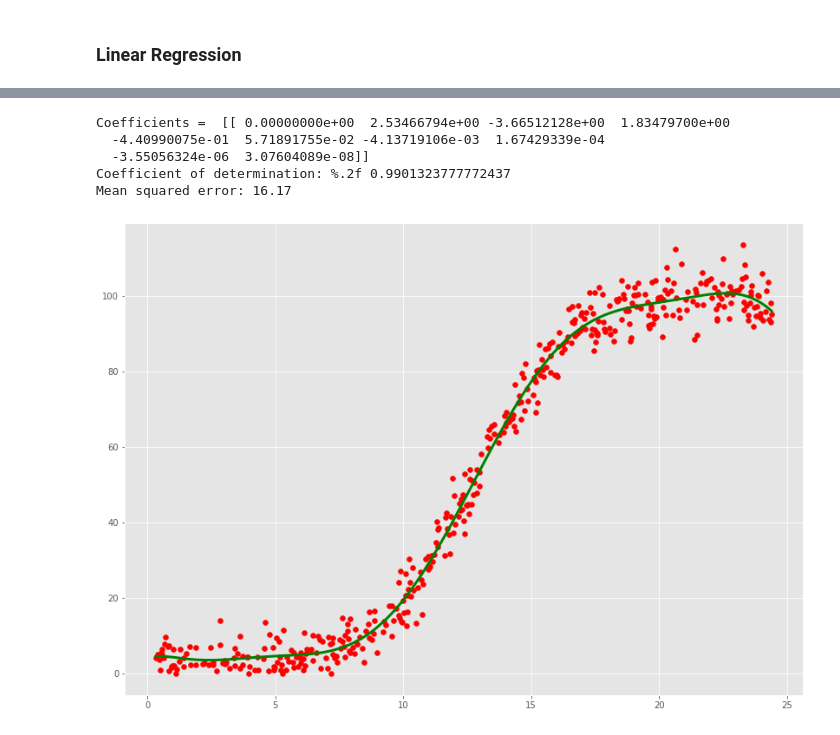
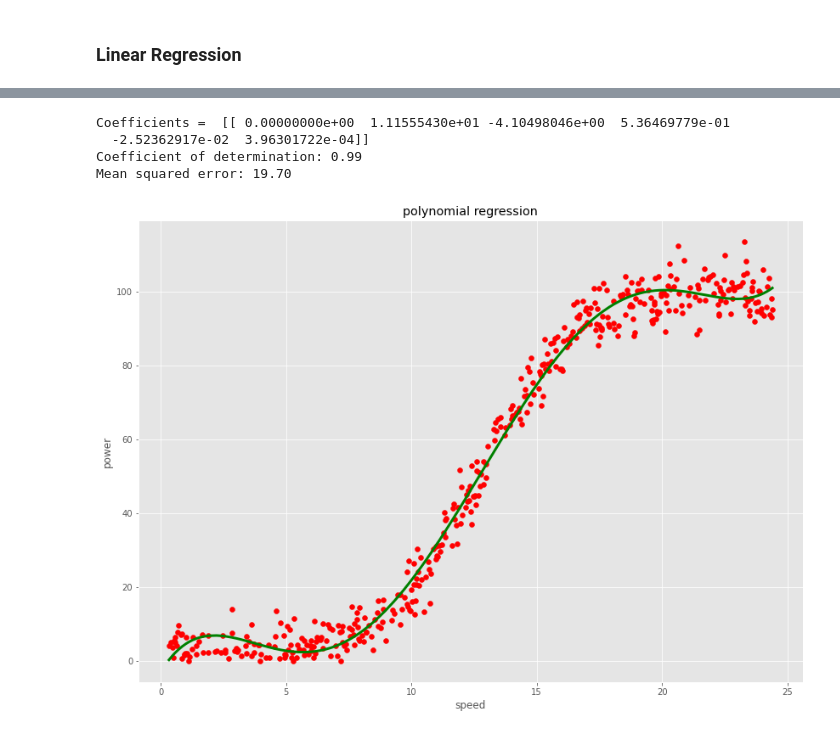
Before and after one commit to Jonathangmit/powerproduction, a Jupyter notebook: power production project.ipynb, the cells around one changed output, grey strips where cells are left out. Drawn from its saved outputs; the diff is of its cells as text; code cells hidden in the pictures.

Commit message:
further work on polynomial

```diff
--- a/power production project.ipynb
+++ b/power production project.ipynb
@@ -164,6 +165,8 @@ print('Coefficient of determination: %.2f'
       % r2_score(df_y_test, df_y_pred))
 
 # Plot outputs
+plt.style.use('ggplot')
+plt.rcParams['figure.figsize']=14,10
 plt.scatter(df_X_test, df_y_test,  color='black')
 plt.plot(df_X_test, df_y_pred, color='blue', linewidth=3)
 plt.xlabel('speed')
@@ -188,38 +191,40 @@ from sklearn.metrics import mean_squared_error, r2_score
 from sklearn.model_selection import train_test_split
 from sklearn.preprocessing import PolynomialFeatures
 
 a = df.loc[:,"speed"]
 b = df.loc[:,"power"]
 X = np.array(a).reshape(-1,1)# creating arrays for use in model
 y = np.array(b).reshape(-1,1)# creating arrays for use in model
 
 # Use only one feature
 X = X [:,np.newaxis,0]
 
-poly_reg = PolynomialFeatures(degree=9)
+poly_reg = PolynomialFeatures(degree=5)
 X_poly = poly_reg.fit_transform(X)
 pol_reg = linear_model.LinearRegression()
 pol_reg.fit(X_poly, y)
 print('Coefficients = ', pol_reg.coef_)
 y_pred = pol_reg.predict(poly_reg.fit_transform(X))
 r2 = r2_score(y,y_pred)
-print('Coefficient of determination: %.2f',r2)
+print('Coefficient of determination: %.2f'% r2)
 print('Mean squared error: %.2f'
       % mean_squared_error(y,y_pred))
 
 
 # Plot outputs
 plt.style.use('ggplot')
 plt.rcParams['figure.figsize']=14,10
 plt.scatter(X, y, color='red')
 plt.plot(X, pol_reg.predict(poly_reg.fit_transform(X)), color='green', linewidth=3)
+plt.xlabel('speed')
+plt.ylabel('power')
+plt.title('polynomial regression')
 plt.xticks()
 plt.yticks()
 plt.show()
 # %% [output]
-Coefficients =  [[ 0.00000000e+00  2.53466794e+00 -3.66512128e+00  1.83479700e+00
-  -4.40990075e-01  5.71891755e-02 -4.13719106e-03  1.67429339e-04
-  -3.55056324e-06  3.07604089e-08]]
-Coefficient of determination: %.2f 0.9901323777772437
-Mean squared error: 16.17
+Coefficients =  [[ 0.00000000e+00  1.11555430e+01 -4.10498046e+00  5.36469779e-01
+  -2.52362917e-02  3.96301722e-04]]
+Coefficient of determination: 0.99
+Mean squared error: 19.70
-[figure, old version]
+[figure, new version]
```
Also changed, not shown: parts of 2 cells of this notebook.
